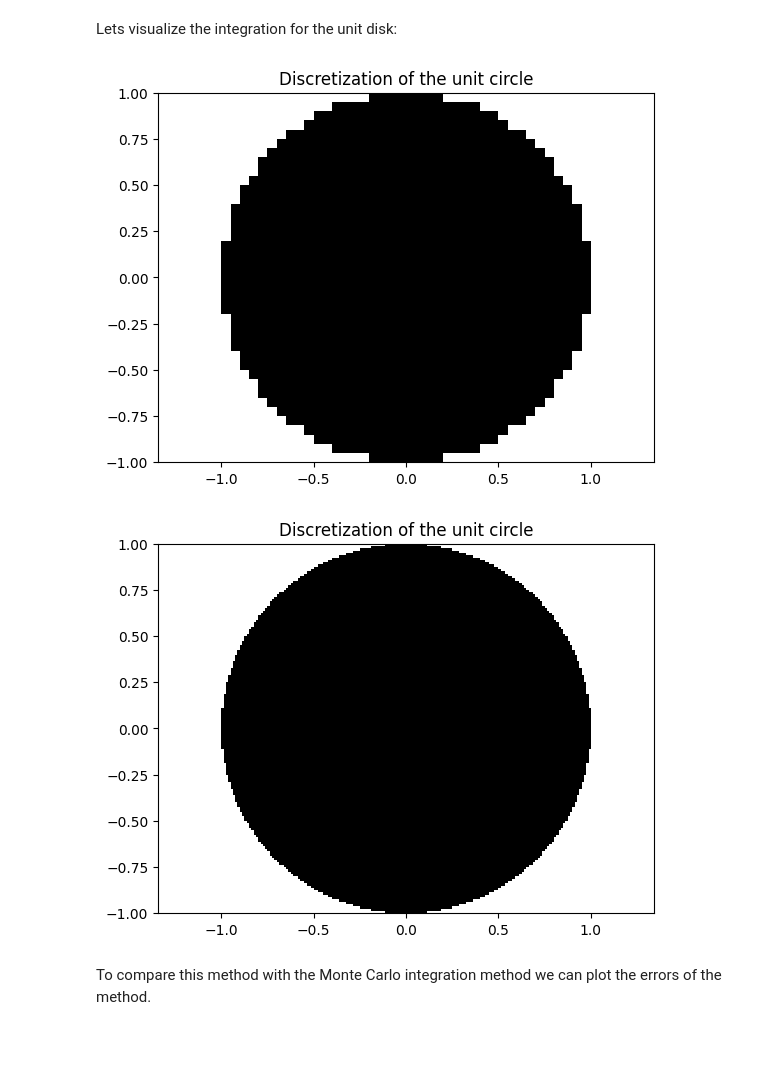
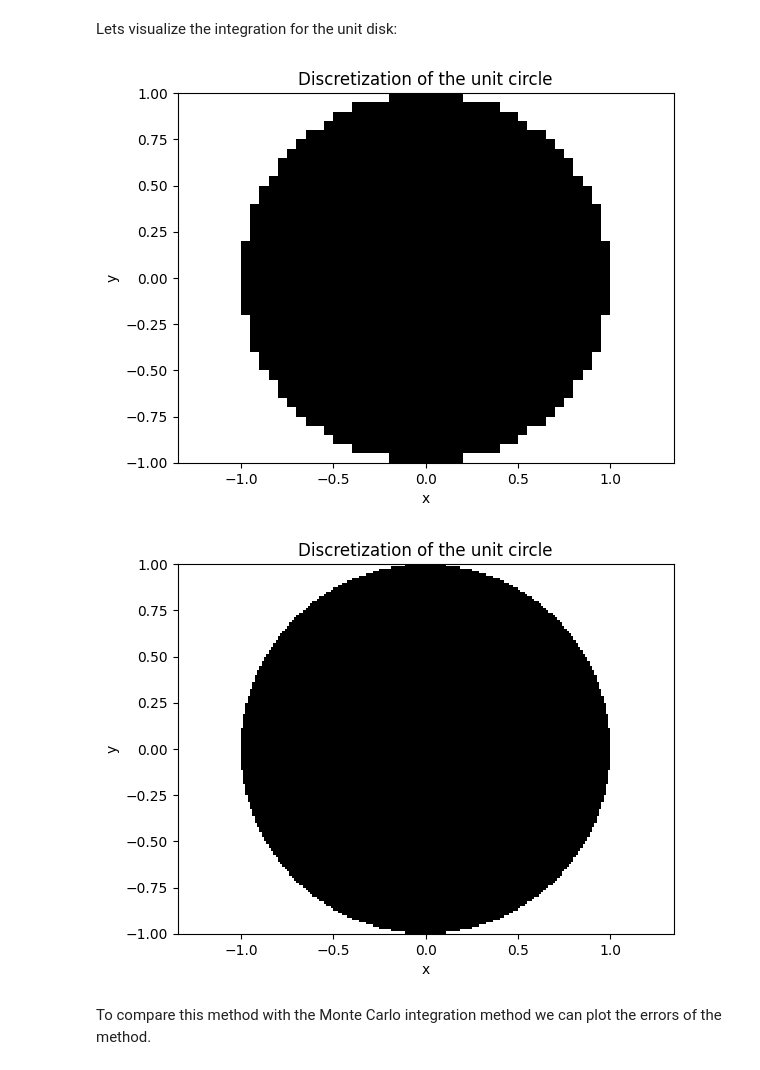
Before and after one commit to larsnotlars/Python_Simulations, a Jupyter notebook: Monte_Carlo/Monte_Carlo.ipynb, the cells around one changed output. Drawn from its saved outputs; the diff is of its cells as text; code cells hidden in the pictures; blank space fills up the shorter version.

```diff
--- a/Monte_Carlo/Monte_Carlo.ipynb
+++ b/Monte_Carlo/Monte_Carlo.ipynb
@@ -159,24 +159,26 @@ Lets visualize the integration for the unit disk:
 # %%
 def vis(h):
     x = np.linspace(-1 + h/2, 1 - h/2, int(2/h))
     y = np.linspace(-1 + h/2, 1 - h/2, int(2/h))
     X, Y = np.meshgrid(x, y)
     Z = np.zeros(X.shape)
     for i in range(X.shape[0]):
         for j in range(X.shape[1]):
             if bound_unit_circle(X[i, j], Y[i, j]):
                 Z[i, j] = 1
     plt.pcolormesh(X, Y, Z, cmap="Greys")
     plt.title("Discretization of the unit circle")
     plt.axis("equal")
+    plt.xlabel("x")
+    plt.ylabel("y")
     plt.show()
 vis(0.05)
 # %% [output]
-[figure, old version]
+[figure, new version]
 # %%
 vis(0.0125)
 # %% [output]
-[figure, old version]
+[figure, new version]
 # %% [markdown]
 To compare this method with the Monte Carlo integration method we can plot the errors of the method.
 # %%
```
Also changed, not shown: parts of 2 cells of this notebook, 1 other file.
